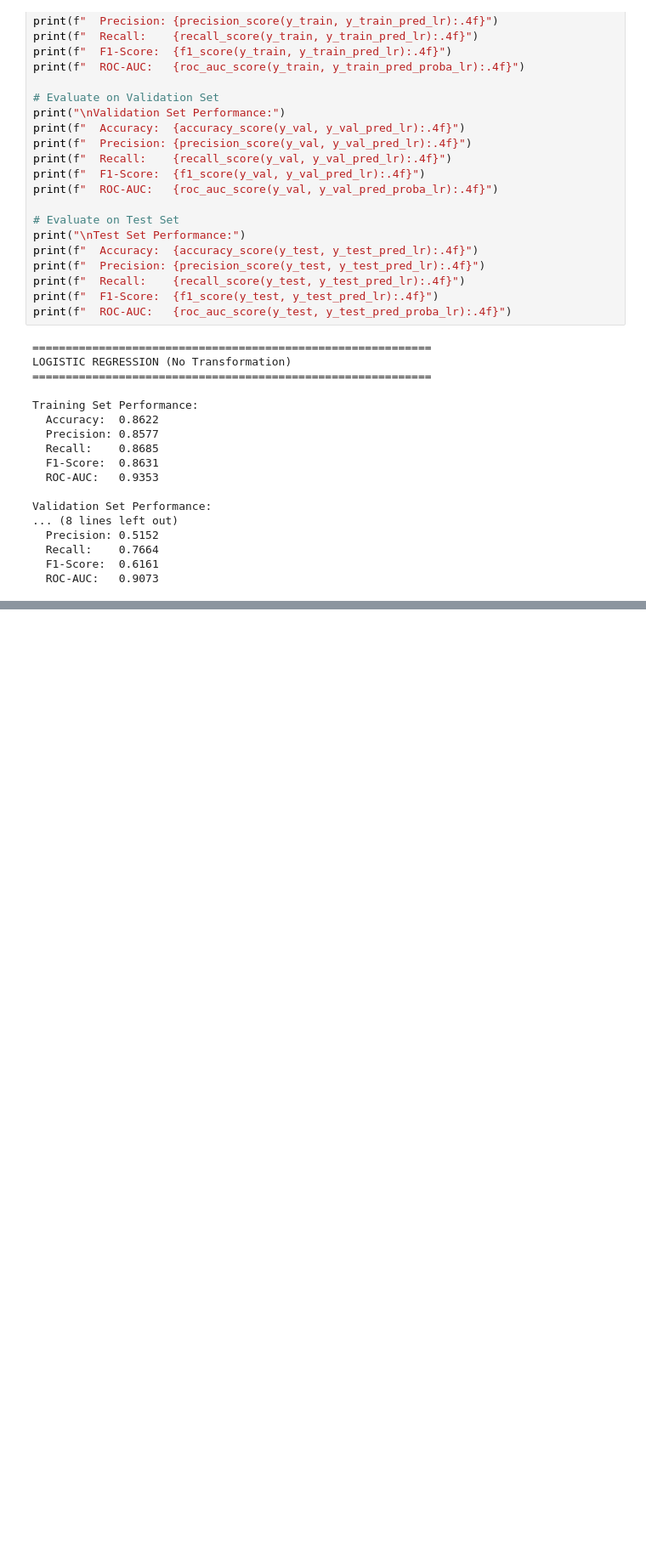
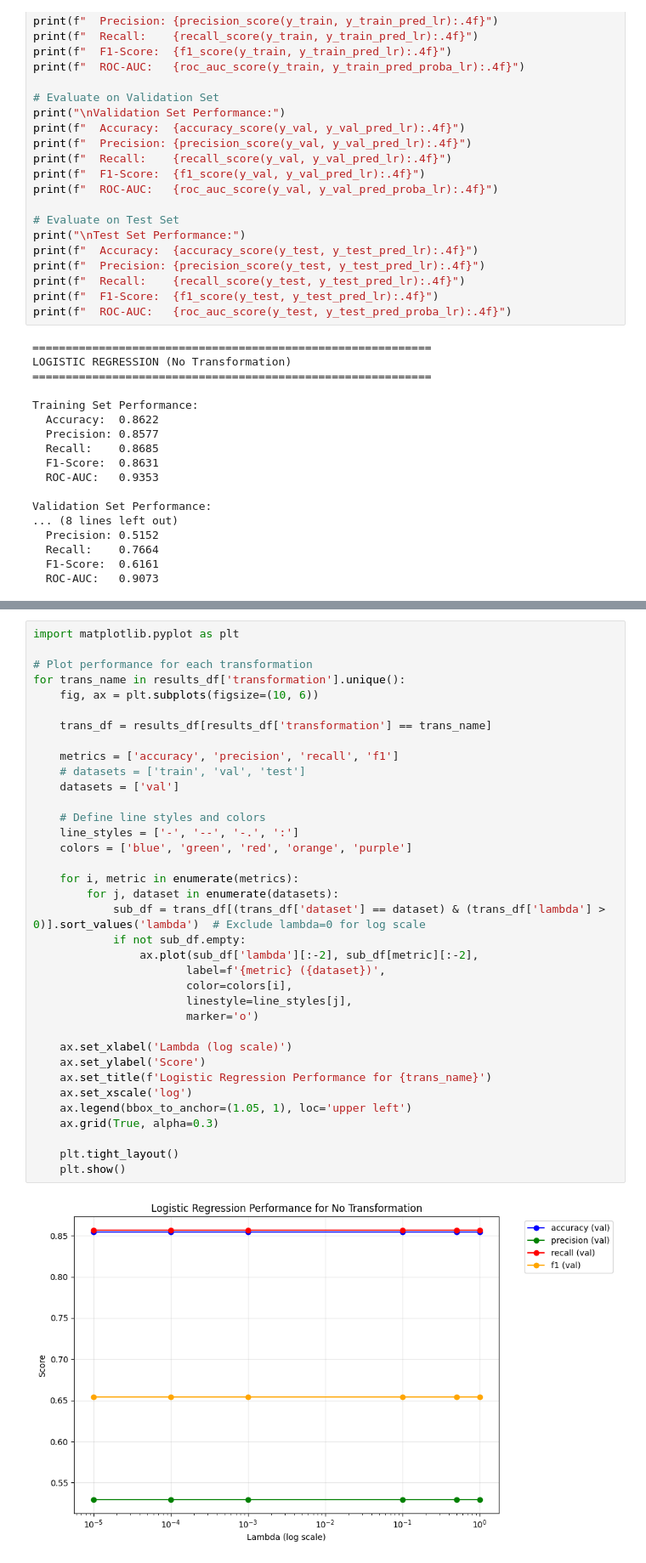
Before and after one commit to danny-peng/Machine-Learning-Project, a Jupyter notebook: notebooks/02_logistic_regression.ipynb, the cells around one changed output, grey strips where cells are left out. Shown at 85% size. Drawn from its saved outputs; the diff is of its cells as text; blank space fills up the shorter version.

Commit message:
Complete SVM and Logistic Regression notebooks

```diff
--- a/notebooks/02_logistic_regression.ipynb
+++ b/notebooks/02_logistic_regression.ipynb
@@ -96,0 +195,38 @@ Validation Set Performance:
+# %%
+import matplotlib.pyplot as plt
+
+# Plot performance for each transformation
+for trans_name in results_df['transformation'].unique():
+    fig, ax = plt.subplots(figsize=(10, 6))
+
+    trans_df = results_df[results_df['transformation'] == trans_name]
+
+    metrics = ['accuracy', 'precision', 'recall', 'f1']
+    # datasets = ['train', 'val', 'test']
+    datasets = ['val']
+
+    # Define line styles and colors
+    line_styles = ['-', '--', '-.', ':']
+    colors = ['blue', 'green', 'red', 'orange', 'purple']
+
+    for i, metric in enumerate(metrics):
+        for j, dataset in enumerate(datasets):
+            sub_df = trans_df[(trans_df['dataset'] == dataset) & (trans_df['lambda'] > 0)].sort_values('lambda')  # Exclude lambda=0 for log scale
+            if not sub_df.empty:
+                ax.plot(sub_df['lambda'][:-2], sub_df[metric][:-2],
+                       label=f'{metric} ({dataset})',
+                       color=colors[i],
+                       linestyle=line_styles[j],
+                       marker='o')
+
+    ax.set_xlabel('Lambda (log scale)')
+    ax.set_ylabel('Score')
+    ax.set_title(f'Logistic Regression Performance for {trans_name}')
+    ax.set_xscale('log')
+    ax.legend(bbox_to_anchor=(1.05, 1), loc='upper left')
+    ax.grid(True, alpha=0.3)
+
+    plt.tight_layout()
+    plt.show()
+# %% [output]
+[figure, added]
```
Also changed, not shown: parts of 2 cells of this notebook, 1 other file.
